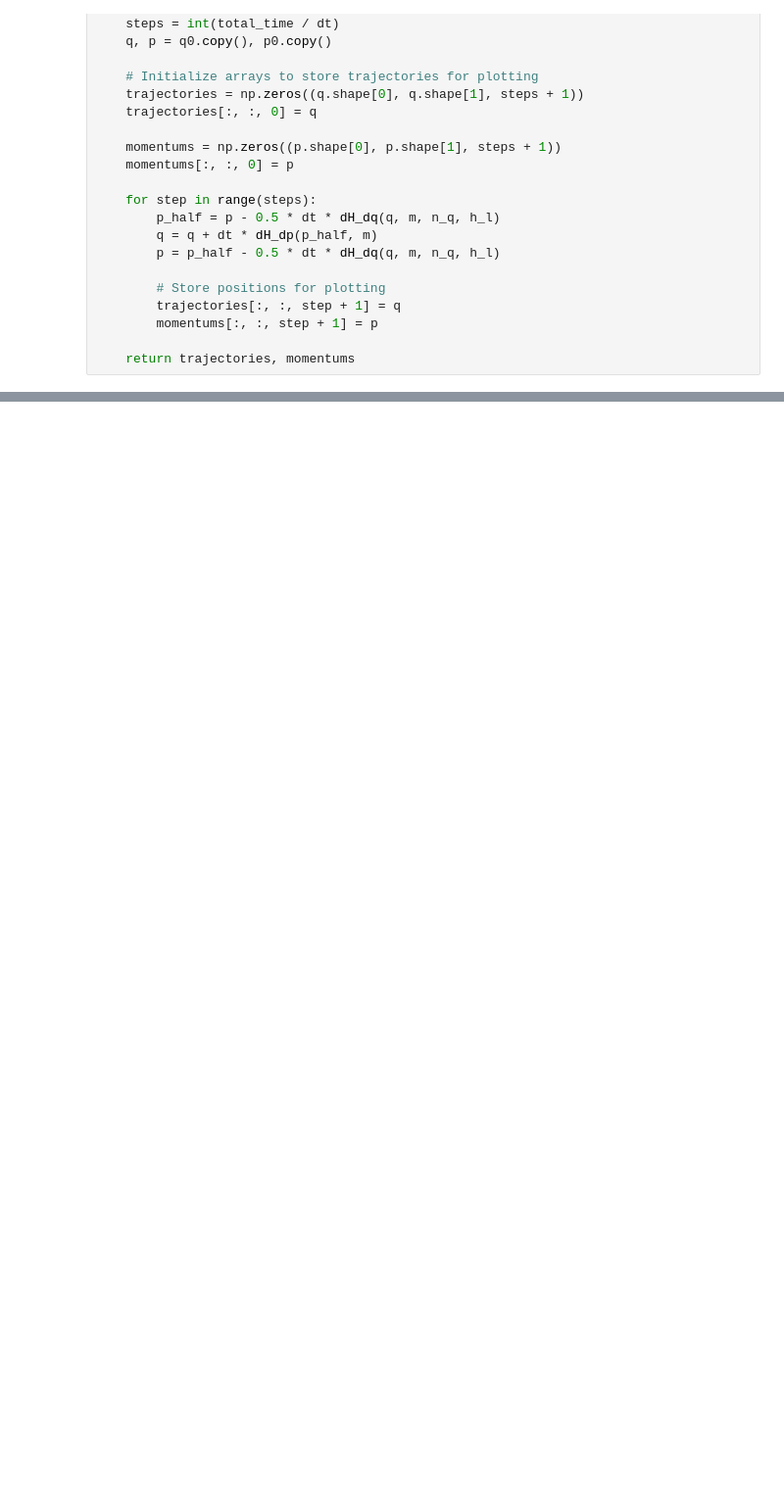
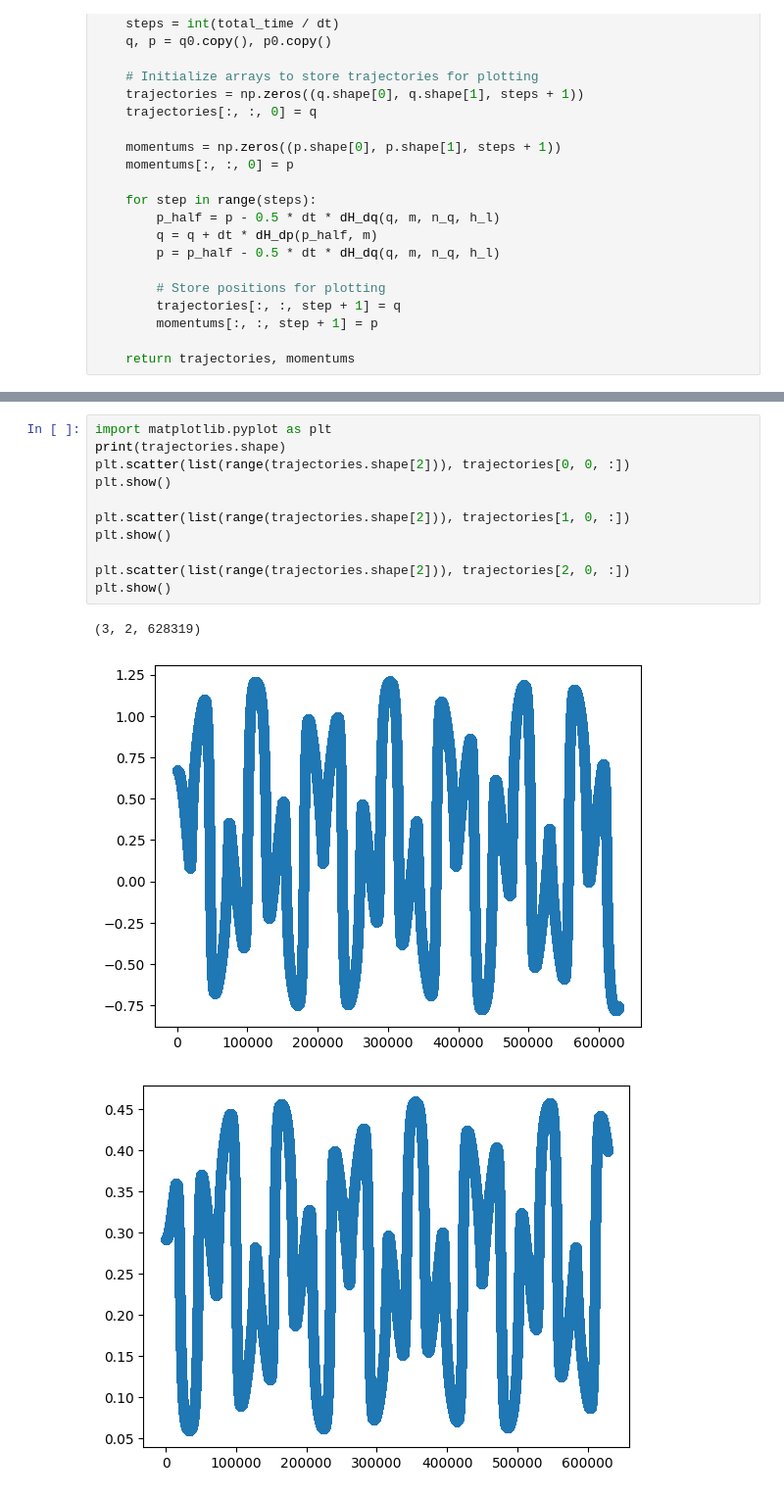
Before and after one commit to AlexPTerry/MMathYLP, a Jupyter notebook: molecule_explore.ipynb, the cells around one changed output, grey strips where cells are left out. Shown: that part at 98% size. Drawn from its saved outputs; the diff is of its cells as text; blank space fills up the shorter version.

```diff
--- a/molecule_explore.ipynb
+++ b/molecule_explore.ipynb
@@ -261,0 +252,15 @@ plt.show()
+# %%
+import matplotlib.pyplot as plt
+print(trajectories.shape)
+plt.scatter(list(range(trajectories.shape[2])), trajectories[0, 0, :])
+plt.show()
+
+plt.scatter(list(range(trajectories.shape[2])), trajectories[1, 0, :])
+plt.show()
+
+plt.scatter(list(range(trajectories.shape[2])), trajectories[2, 0, :])
+plt.show()
+# %% [output]
+(3, 2, 628319)
+[figure, added]
+[figure, added]
```
Also changed, not shown: parts of 10 cells of this notebook.
